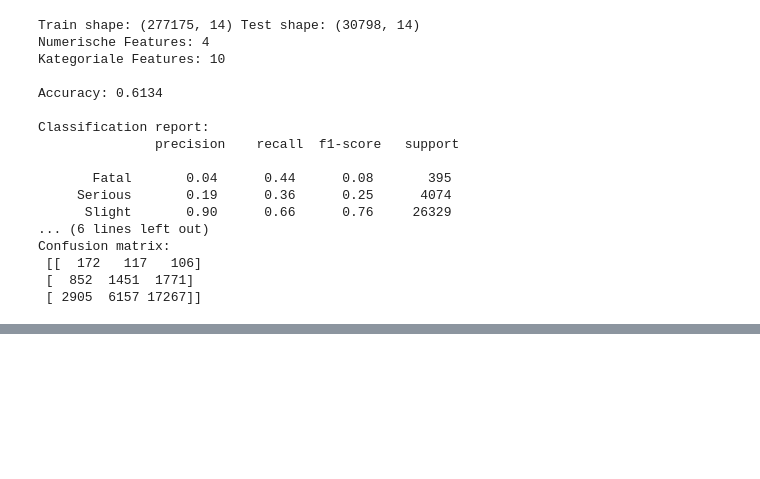
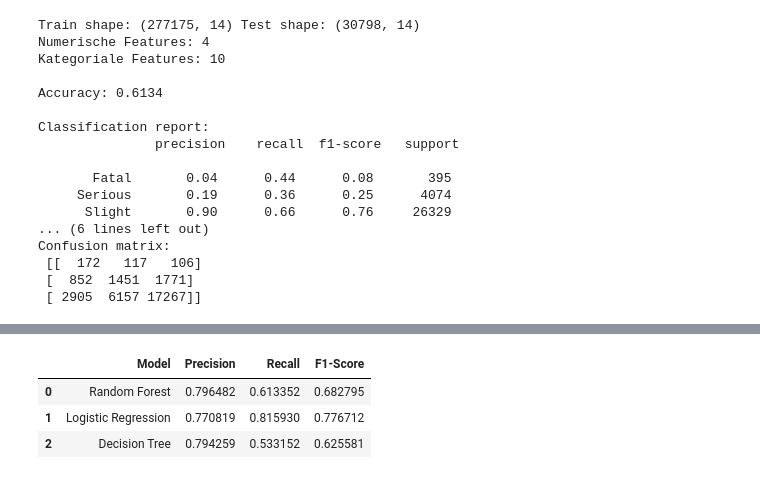
Before and after one commit to alixkaw/DPP-1, a Jupyter notebook: notebooks/01_exploration.ipynb, the cells around one changed output, grey strips where cells are left out. Drawn from its saved outputs; the diff is of its cells as text; code cells hidden in the pictures; blank space fills up the shorter version.

```diff
--- a/notebooks/01_exploration.ipynb
+++ b/notebooks/01_exploration.ipynb
@@ -433,0 +481,21 @@ Confusion matrix:
+# %%
+from sklearn.tree import DecisionTreeClassifier
+
+model = DecisionTreeClassifier(
+    random_state=42,
+    max_depth=15,
+    min_samples_leaf=20,
+    class_weight="balanced"
+)
+
+pipeline = Pipeline(steps=[
+    ("preprocess", preprocess),
+    ("model", model)
+])
+
+pipeline.fit(X_train, y_train)
+y_pred_dtc = pipeline.predict(X_test)
+
+print("Accuracy:", round(accuracy_score(y_test, y_pred_dtc), 4))
+print("\nClassification report:\n", classification_report(y_test, y_pred_dtc))
+print("\nConfusion matrix:\n", confusion_matrix(y_test, y_pred_dtc))
@@ -433,0 +536,14 @@ Confusion matrix:
+# %%
+results_df = pd.DataFrame({
+    "Model": ["Random Forest", "Logistic Regression", "Decision Tree"],
+    "Precision": [precision_rfc, precision_log, precision_dtc],
+    "Recall": [recall_rfc, recall_log, recall_dtc],
+    "F1-Score": [f1_rfc, f1_log, f1_dtc]
+})
+
+results_df
+# %% [output]
+|  | Model | Precision | Recall | F1-Score |
+| 0 | Random Forest | 0.796482 | 0.613352 | 0.682795 |
+| 1 | Logistic Regression | 0.770819 | 0.815930 | 0.776712 |
+| 2 | Decision Tree | 0.794259 | 0.533152 | 0.625581 |
```
Also changed, not shown: parts of 5 cells of this notebook.
